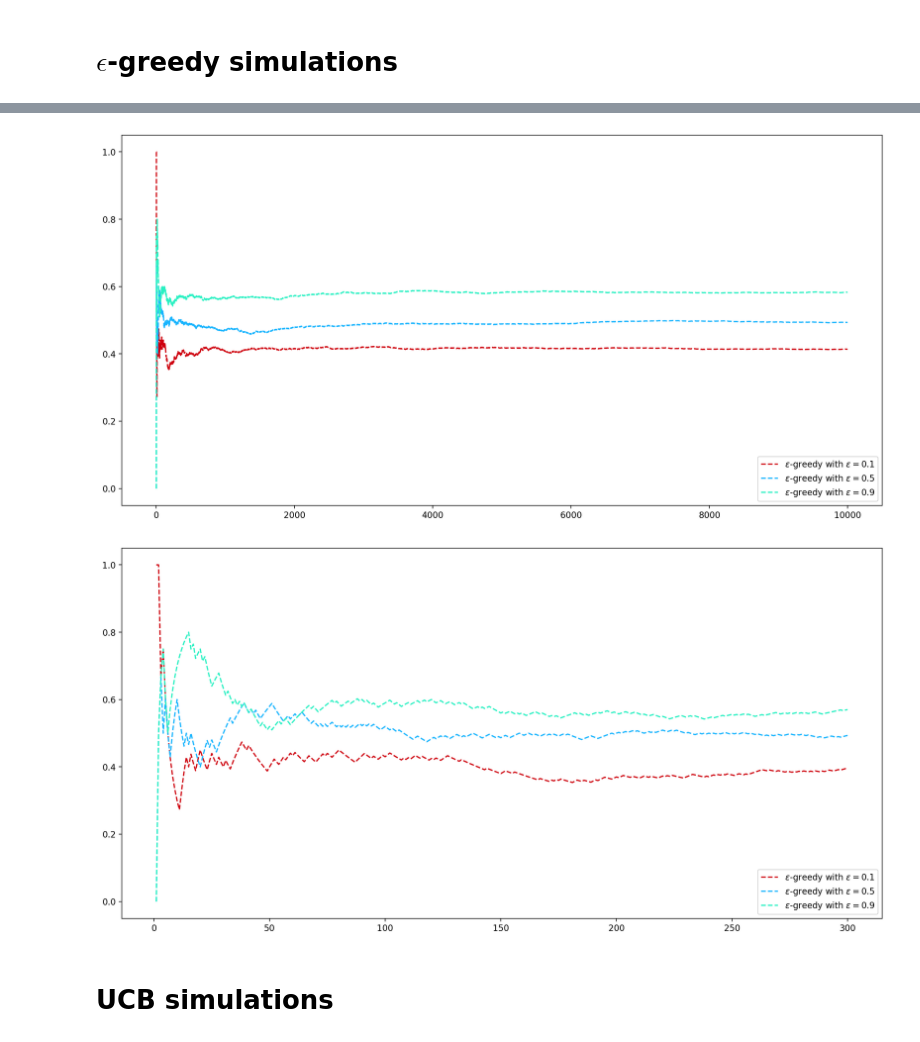
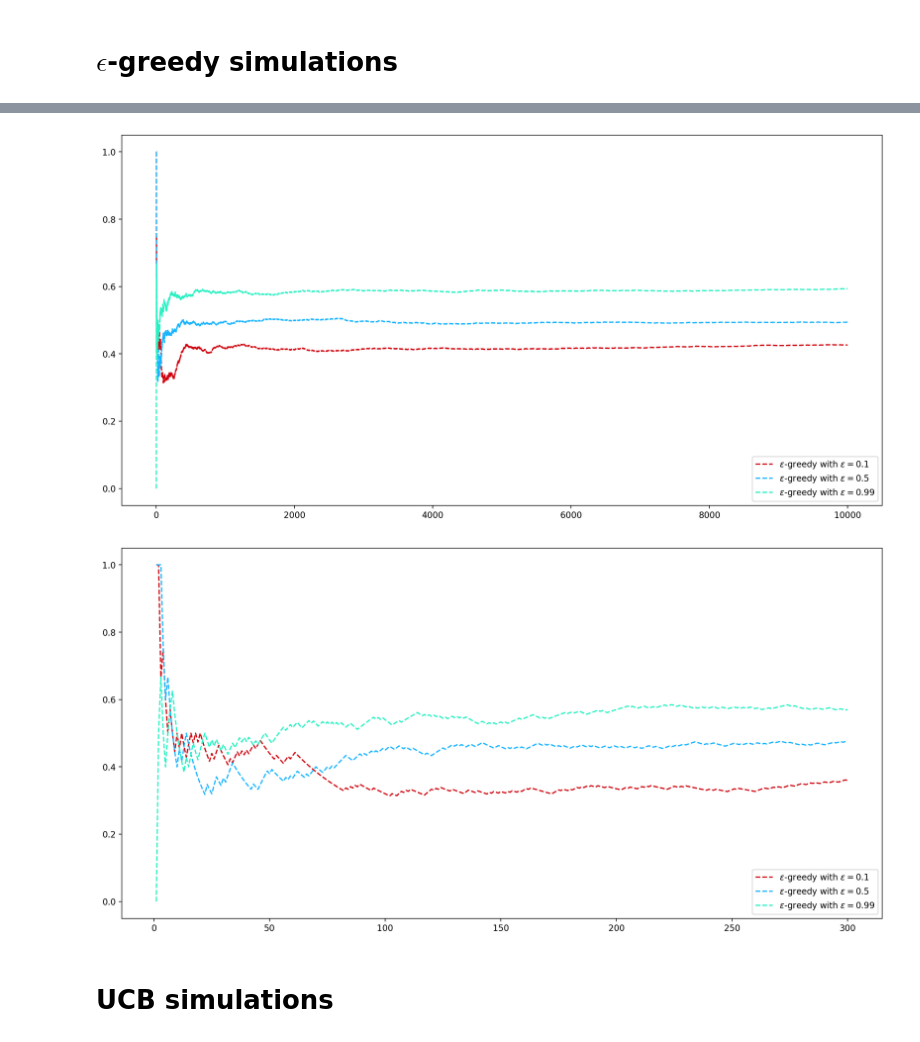
Before and after one commit to WinDerek/awesome-multi-armed-bandit, a Jupyter notebook: bandit_project/three_armed_bandit.ipynb, the cells around one changed output, grey strips where cells are left out. Saved outputs shown, nothing was run; the diff lists cells and outputs as text; code cells hidden in the pictures.

```diff
--- a/bandit_project/three_armed_bandit.ipynb
+++ b/bandit_project/three_armed_bandit.ipynb
@@ -102,7 +102,7 @@ from epsilon_greedy_agent import EpsilonGreedyAgent
 
 agent1 = EpsilonGreedyAgent(epsilon=0.1)
 agent2 = EpsilonGreedyAgent(epsilon=0.5)
-agent3 = EpsilonGreedyAgent(epsilon=0.9)
+agent3 = EpsilonGreedyAgent(epsilon=0.99)
 
 sim = Simulator(number_of_time_slot=10000)
 sim.run_agent(agent1)
@@ -115,5 +115,5 @@ sim.plot()
-[figure, old version]
+[figure, new version]
-[figure, old version]
+[figure, new version]
 # %% [markdown]
 # UCB simulations
 # %% [markdown]
```
Also changed, not shown: parts of 1 cell of this notebook, 2 other files.
